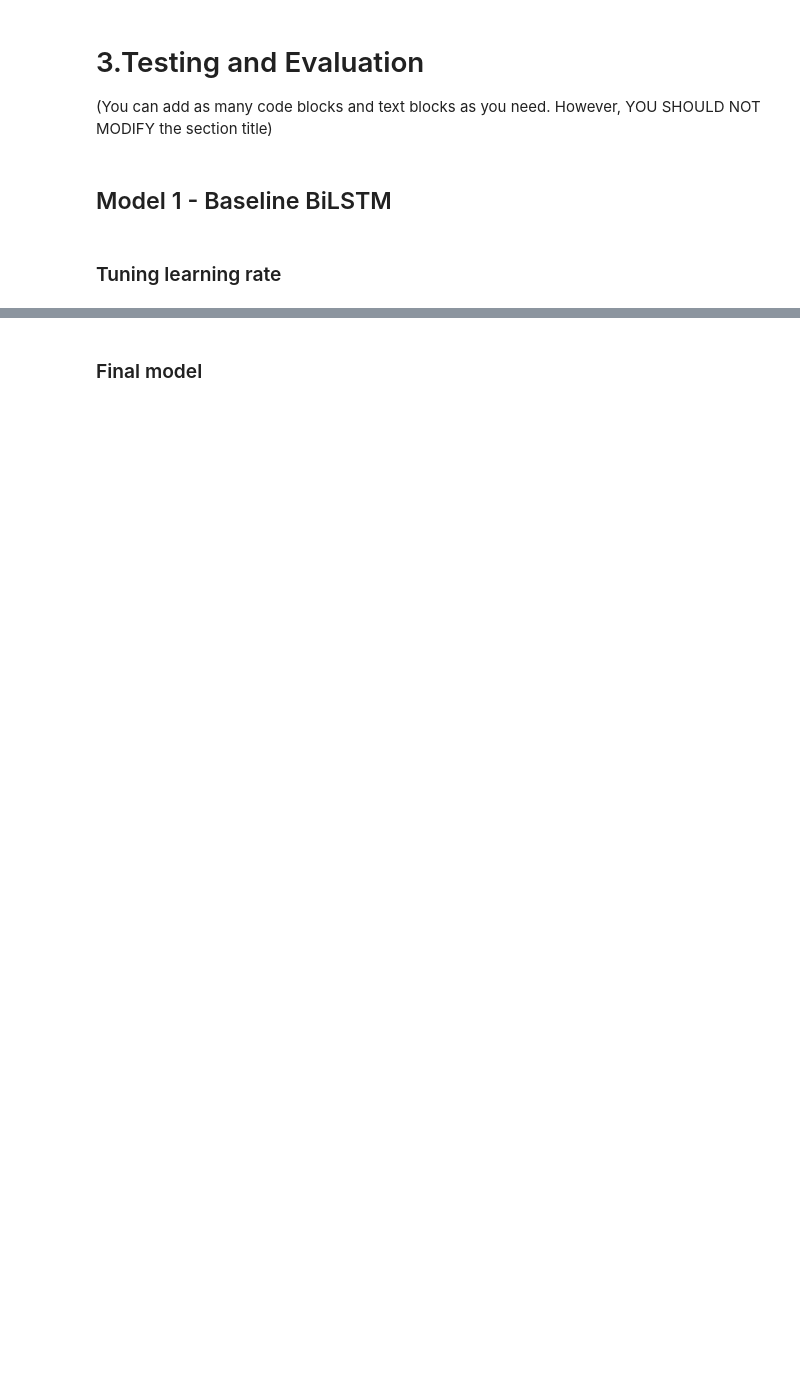
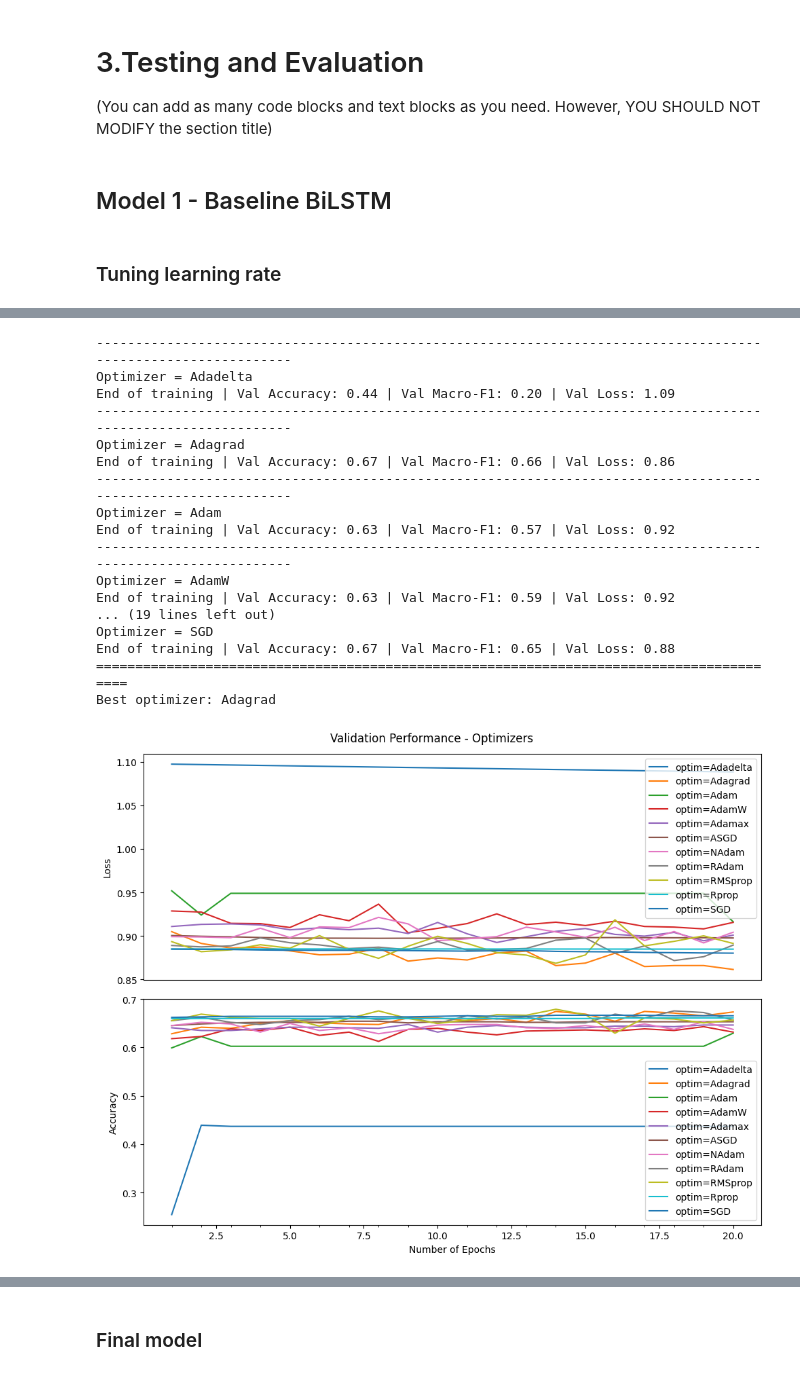
Before and after one commit to milanaveed/cits4012_project, a Jupyter notebook: 4012_测试 (1).ipynb, the cells around one changed output, grey strips where cells are left out. Cells and saved outputs as stored; diff of their text form; code cells hidden in the pictures; blank space fills up the shorter version.

```diff
--- a/4012_测试 (1).ipynb
+++ b/4012_测试 (1).ipynb
@@ -904,0 +982,79 @@ Best learning rate: 1e-05
+# %%
+model1 = Model1(
+    input_dim=X_train_t.shape[2],
+    hidden_dim=128,
+    output_dim=3,
+    num_layers=2,
+    dropout=0.3,
+).to(device)
+
+optimizer_options = {'Adadelta': optim.Adadelta(model1.parameters(), lr=best_lr), 'Adagrad': optim.Adagrad(model1.parameters(), lr=best_lr), 'Adam': optim.Adam(model1.parameters(), lr=best_lr), 'AdamW': optim.AdamW(model1.parameters(), lr=best_lr), 'Adamax': optim.Adamax(model1.parameters(), lr=best_lr), 'ASGD': optim.ASGD(model1.parameters(
+), lr=best_lr), 'NAdam': optim.NAdam(model1.parameters(), lr=best_lr), 'RAdam': optim.RAdam(model1.parameters(), lr=best_lr), 'RMSprop': optim.RMSprop(model1.parameters(), lr=best_lr), 'Rprop': optim.Rprop(model1.parameters(), lr=best_lr), 'SGD': optim.SGD(model1.parameters(), lr=best_lr)}
+
+best_optimizer = None
+best_val_loss = float("inf")
+num_epochs = 20
+
+
+fig, (ax1, ax2) = plt.subplots(2, 1, figsize=(
+    10, 8), sharex=True, tight_layout=True)
+fig.set_constrained_layout_pads(hspace=0.0, h_pad=0.0)
+
+for (optimizer_name, optim) in optimizer_options.items():
+    print("-" * 110)
+    print(f"Optimizer = {optimizer_name}")
+
+    optimizer = optim
+    val_losses, val_accuracies = train_and_evaluate(
+        model1, criterion, optimizer, num_epochs, verbose=False
+    )
+    ax1.plot(range(1, num_epochs + 1), val_losses,
+             label=optimizer_name)
+    ax2.plot(range(1, num_epochs + 1), val_accuracies,
+             label=optimizer_name)
+
+    val_loss, val_accuracy, val_f1 = evaluate(model1, val_loader1)
+    # print('-' * 89)
+    print(f"End of training | Val Accuracy: {val_accuracy:.2f} | Val Macro-F1: {
+        val_f1:.2f} | Val Loss: {val_loss:.2f}")
+    # print('-' * 89)
+
+    if val_loss < best_val_loss:
+        best_val_loss = val_loss
+        best_optimizer = optimizer_name
+
+print("=" * 89)
+
+print(f"Best optimizer: {best_optimizer}")
+
+ax1.set_ylabel("Loss")
+ax1.tick_params(axis='x', which='both',
+                bottom=False)  # turn off major & minor ticks on the bottom
+ax1.legend(loc="upper right")
+ax2.set_xlabel("Number of Epochs")
+ax2.set_ylabel("Accuracy")
+ax2.legend(loc="lower right")
+ax2.xaxis.set_minor_locator(MultipleLocator(5))
+# ax.xaxis.set_minor_formatter(FormatStrFormatter('%d'))
+fig.suptitle("Validation Performance - Optimizers")
+save_fig('model1_optimizer')
+plt.show()
+# %% [output]
+--------------------------------------------------------------------------------------------------------------
+Optimizer = Adadelta
+End of training | Val Accuracy: 0.44 | Val Macro-F1: 0.20 | Val Loss: 1.09
+--------------------------------------------------------------------------------------------------------------
+Optimizer = Adagrad
+End of training | Val Accuracy: 0.67 | Val Macro-F1: 0.66 | Val Loss: 0.86
+--------------------------------------------------------------------------------------------------------------
+Optimizer = Adam
+End of training | Val Accuracy: 0.63 | Val Macro-F1: 0.57 | Val Loss: 0.92
+--------------------------------------------------------------------------------------------------------------
+Optimizer = AdamW
+End of training | Val Accuracy: 0.63 | Val Macro-F1: 0.59 | Val Loss: 0.92
+... (19 lines left out)
+Optimizer = SGD
+End of training | Val Accuracy: 0.67 | Val Macro-F1: 0.65 | Val Loss: 0.88
+=========================================================================================
+Best optimizer: Adagrad
+[figure, added]
```
Also changed, not shown: parts of 20 cells of this notebook, 2 other files.
